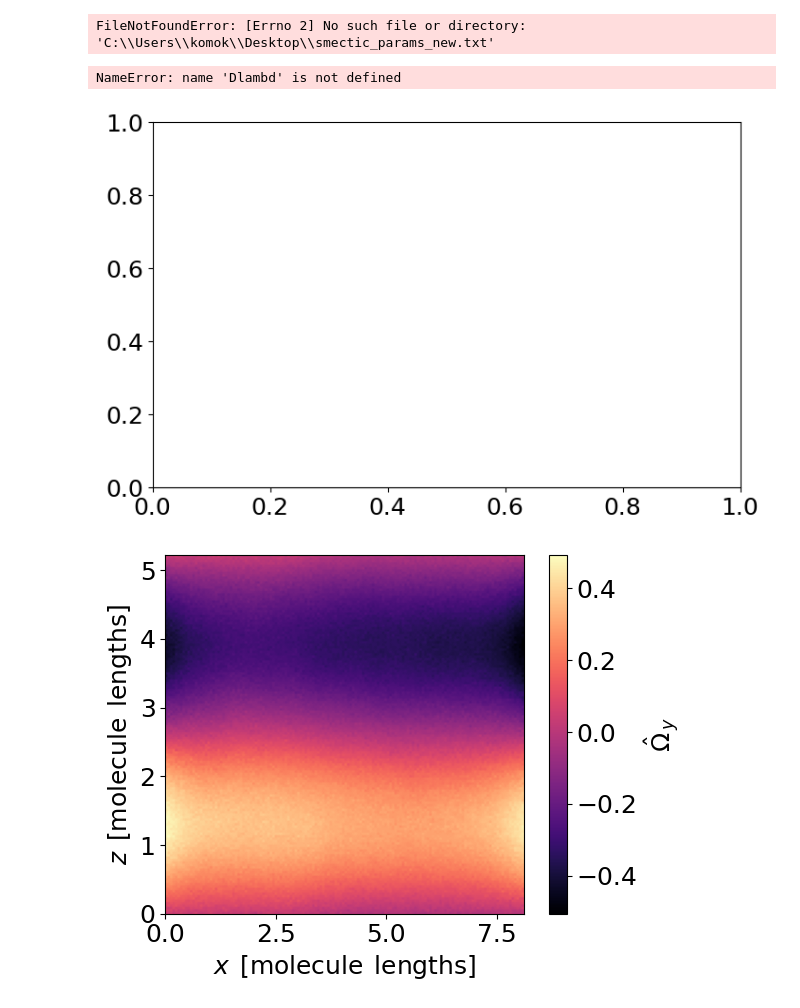
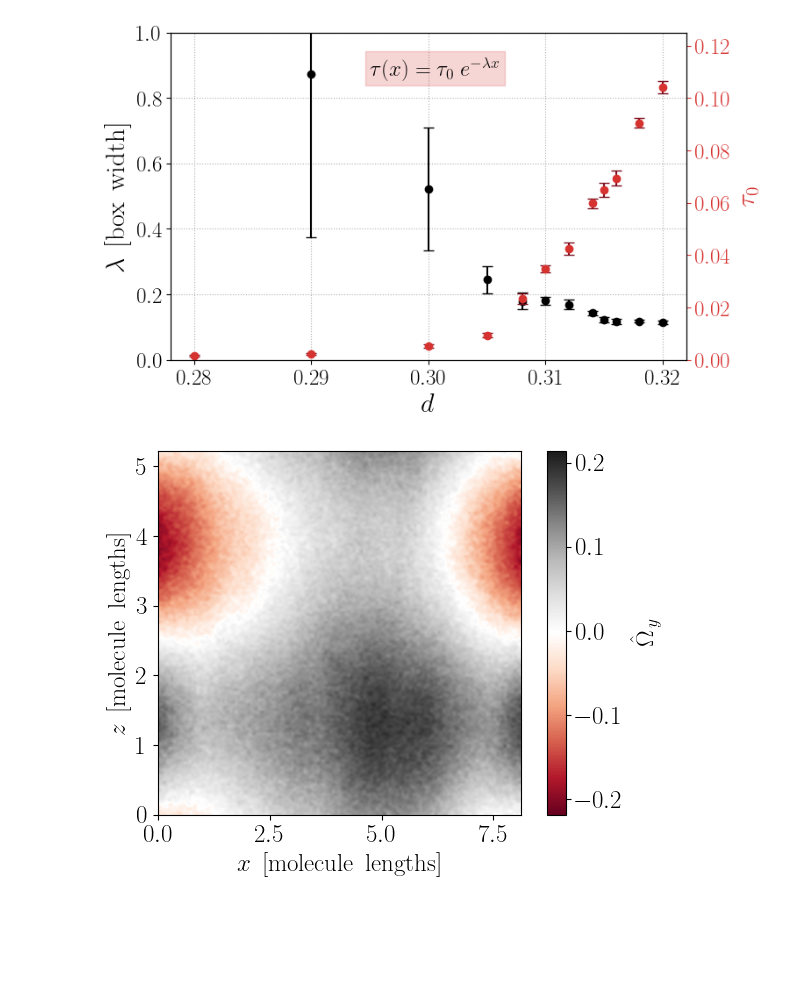
Before and after one commit to smdrzazga/LAMMPS, a Jupyter notebook: plot_printer.ipynb, the cells around one changed output. Drawn from its saved outputs; the diff is of its cells as text; code cells hidden in the pictures; blank space fills up the shorter version.

```diff
--- a/plot_printer.ipynb
+++ b/plot_printer.ipynb
@@ -4,10 +4,11 @@ import matplotlib.pyplot as plt
 import os
 import banana_lib as sz
 import banana_plot as bp
+import random
 from scipy.optimize import curve_fit
+from matplotlib import cm
 
-
-desktop = r"C:\Users\komok\Desktop"
+desktop = r"C:\Users\Szymek\Desktop"
 paths = {
     "desktop": desktop,
     "matrices": desktop + r"\LAMMPS_matrices",
@@ -15,7 +16,7 @@ paths = {
     "matrices_directors": desktop + r"\LAMMPS_matrices\directors_matrices",
     "matrices_scatter": desktop + r"\LAMMPS_matrices\scatter_matrices",
     "smectic_params": desktop + r"\smectic_params_new.txt",
-    "images": desktop + r"\Ntb_paper\images",
+    "images": desktop + r"\checkpoint_01.03.24\images",
     "example": desktop + r"\LAMMPS_matrices\centers_matrices\centers_screen_bulk_6k_0.32.txt",
     "test": desktop + r"\test.png"
     }
@@ -54,9 +81,8 @@ Damplitude = np.array(varAmplitude, dtype=float)
 lambd = np.array(lambd, dtype=float)
 Dlambd = np.array(varLambd, dtype=float)
 # lambd *= 1/7      # rescale correlation length from pixels to box width
-# %% [output]
-FileNotFoundError: [Errno 2] No such file or directory: 'C:\\Users\\komok\\Desktop\\smectic_params_new.txt'
 # %%
+# smectic parameters
 # file = paths["images"] + "\correlation_lengths_vs_density.png"
 tau_test = paths["test"]
 lambda_test = paths["test"]
@@ -79,18 +105,22 @@ ax2 = bp.ErrorPlotter(density, amplitude, Damplitude, target_path=lambda_test, p
 plt.show()
 # plt.savefig(paths['images'] + '\correlation_lengths.png')
 # %% [output]
-NameError: name 'Dlambd' is not defined
-[figure, old version]
+[figure, new version]
 # %%
+# heatmap directors NSB
 # file = paths["matrices_centers"] + "\centers_screen_bulk_6k_0.32.txt"
-file = paths["matrices_directors"] + "\directors_screen_bulk_6k_0.31.txt"
+file = paths["matrices_directors"] + "\directors_screen_bulk_6k_0.3.txt"
+target = paths["images"] + "\directors_NSB.png"
 
 options = {'xlabel': r"$x\:\:[\mathrm{molecule\:\:lengths}]$",
            'ylabel': r"$z\:\:[\mathrm{molecule\:\:lengths}]$",
-           'extent': [0, 70/8.62, 0, 45/8.62], 'cmap': 'magma', 'cbarlabel': r'$\hat{\Omega}_{\,y}$'}
+           'extent': [0, 70/8.62, 0, 45/8.62], 'cmap': 'RdGy', 'cbarlabel': r'$\hat{\Omega}_{\,y}$'}
 
 fig, ax = plt.subplots()
 ax = bp.HeatmapPlotter(file, '', plot_attr=options).plot(fig, ax, show=False)
 # bp.HeatmapPlotter(file, paths["test"], plot_attr=options).save()
+
+# plt.show()
+plt.savefig(target, dpi=300)
 # %% [output]
-[figure, old version]
+[figure, new version]
```
Also changed, not shown: parts of 9 cells of this notebook, 2 other files.
